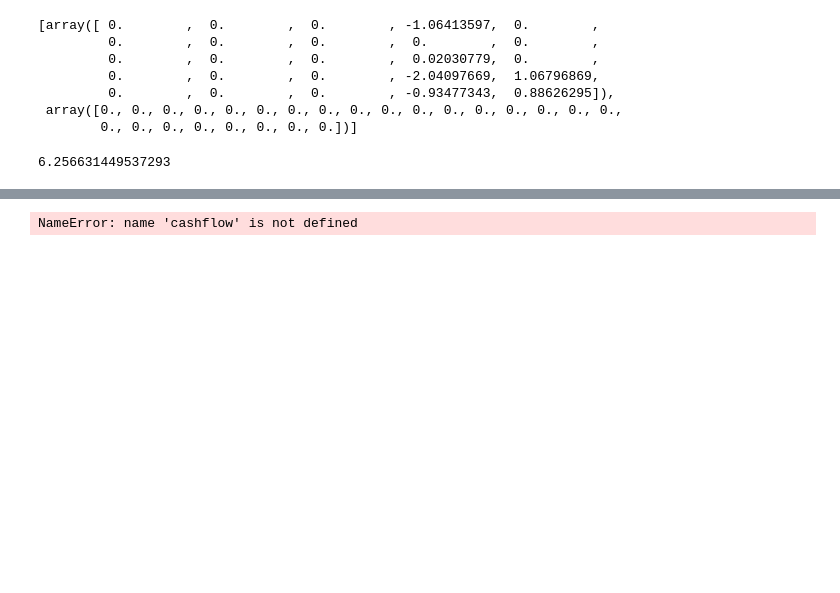
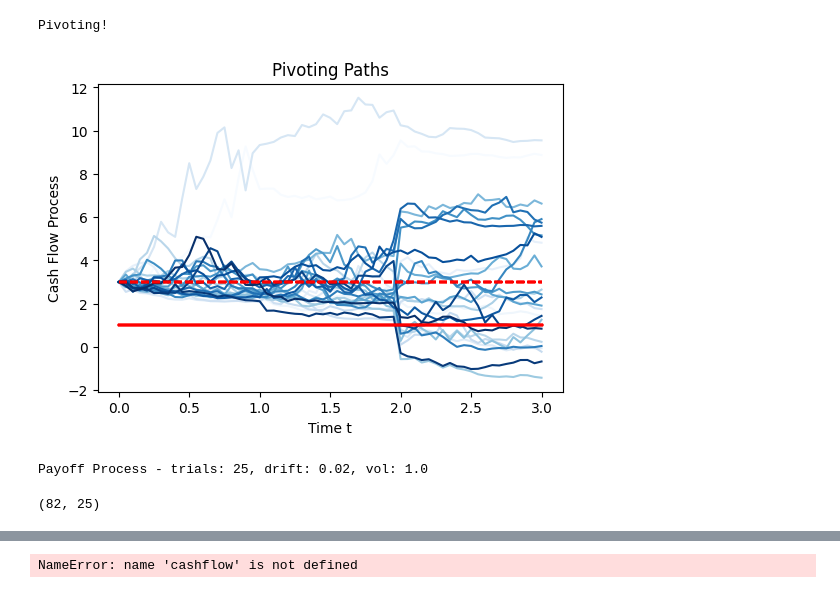
Before and after one commit to Alistair-Russell/Lean-Project-Valuation, a Jupyter notebook: lean_valuation.ipynb, the cells around one changed output, grey strips where cells are left out. Saved outputs shown, nothing was run; the diff lists cells and outputs as text; code cells hidden in the pictures; blank space fills up the shorter version.

```diff
--- a/lean_valuation.ipynb
+++ b/lean_valuation.ipynb
@@ -174,11 +120 @@ print(txt)
 Payoff Process - trials: 25, drift: 0.02, vol: 1.0
-# %%
-po.pivot_shocks
-# %% [output]
-[array([ 0.        ,  0.        ,  0.        , -1.06413597,  0.        ,
-         0.        ,  0.        ,  0.        ,  0.        ,  0.        ,
-         0.        ,  0.        ,  0.        ,  0.02030779,  0.        ,
-         0.        ,  0.        ,  0.        , -2.04097669,  1.06796869,
-         0.        ,  0.        ,  0.        , -0.93477343,  0.88626295]),
- array([0., 0., 0., 0., 0., 0., 0., 0., 0., 0., 0., 0., 0., 0., 0., 0., 0.,
-        0., 0., 0., 0., 0., 0., 0., 0.])]
@@ -319,6 +120,0 @@ class LeanProjectValuation:
-# %%
-# Create a project instance and get the valuation
-lpv = LeanProjectValuation(cf_sorted, cost_dev, cost_ops)
-lpv.valuation()
-# %% [output]
-6.256631449537293
@@ -325,3 +223,33 @@ lpv.valuation()
+# %%
+# Create a project instance and get the valuation
+initials = np.array([3])
+threshold_dict = {1:(2,4)}
+lpv = LeanProjectValuation(po, cd, co, initials, threshold_dict)
+paths = lpv.generate_paths(TIME_ARRAY, 3)
+
+# plot all cashflow and cost processes
+plt.figure(figsize=FIGSIZE)
+plt.gca().set_prop_cycle(plt.cycler('color', plt.cm.Blues(np.linspace(0, 1, N))))
+
+plt.plot(TIME_ARRAY, paths)
+plt.plot(TIME_ARRAY, cost_dev, color='red')
+plt.plot(TIME_ARRAY, cost_ops, color='red', linestyle='dashed')
+
+plt.title("Pivoting Paths")
+plt.xlabel("Time t")
+plt.ylabel("Cash Flow Process")
+plt.show()
+
+txt = f"""Payoff Process - trials: {N}, drift: {DRIFT}, vol: {VOL}"""
+print(txt)
+# %% [output]
+Pivoting!
+[figure, added]
+Payoff Process - trials: 25, drift: 0.02, vol: 1.0
+# %%
+paths.shape
+# %% [output]
+(82, 25)
 # %%
 # Plot all exercises and continuation
 grey, green = "#dddddd", "#afe1af"
```
Also changed, not shown: parts of 7 cells of this notebook.
